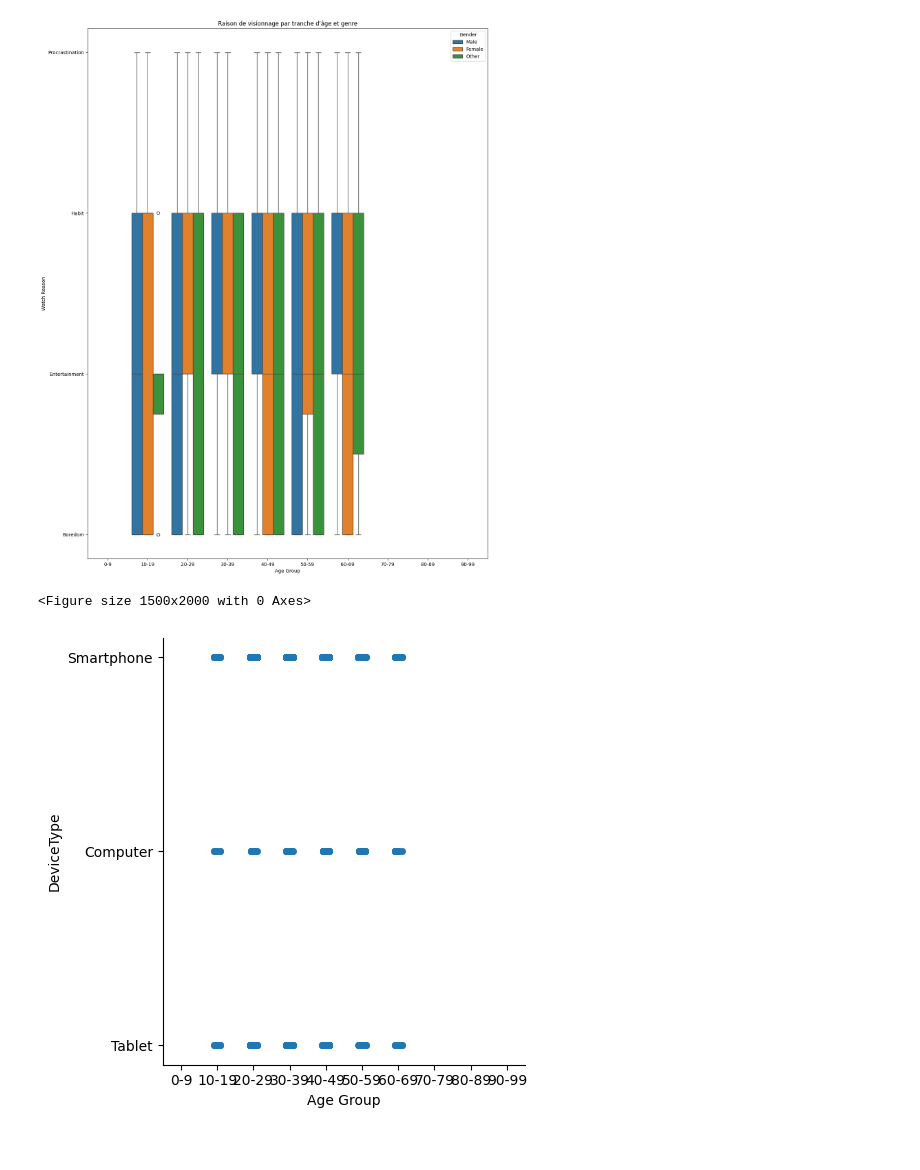
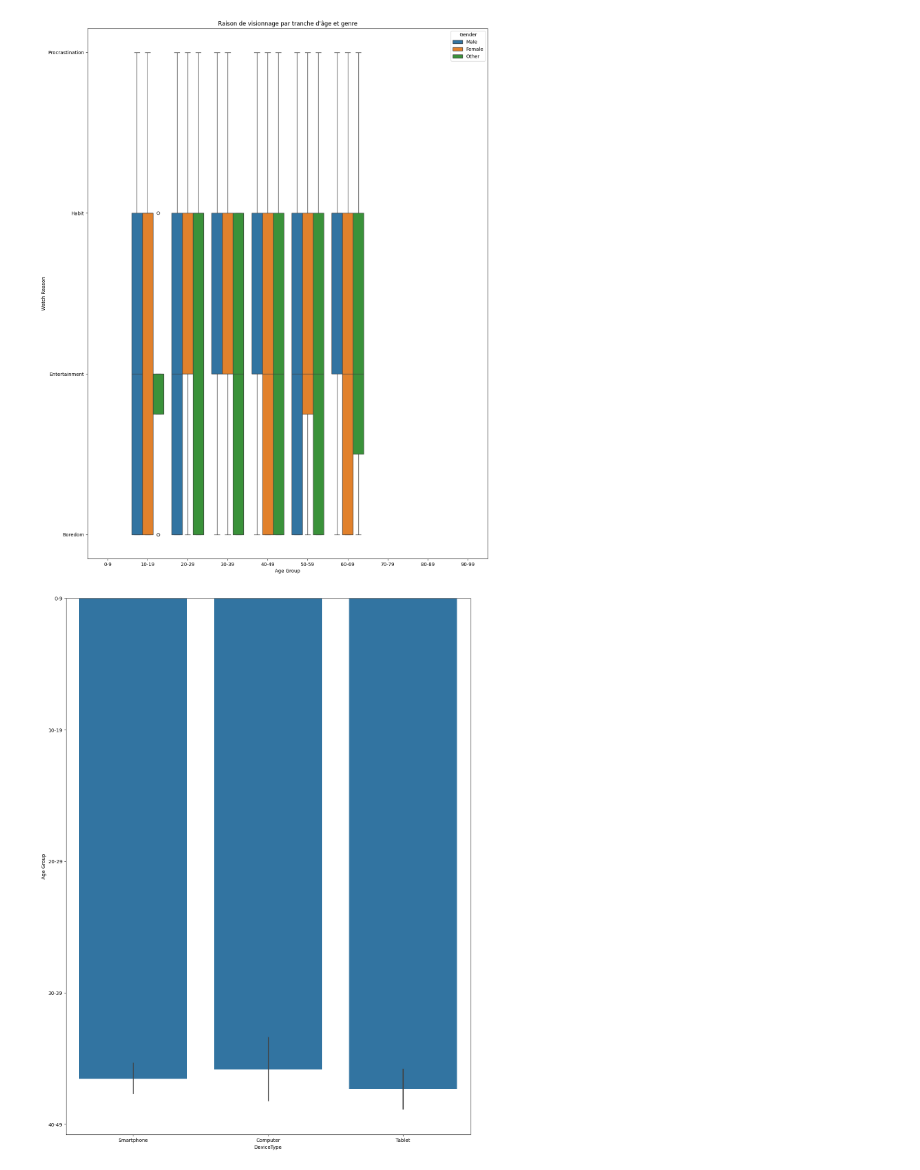
Before and after one commit to khelifaYacine/Menace-des-r-seaux-sociaux-, a Jupyter notebook: EDA_Temps_perdu_reseaux_sociaux.ipynb, the cells around one changed output. Saved outputs shown, nothing was run; the diff lists cells and outputs as text; code cells hidden in the pictures.

Commit message:
Barplot pour DeviceTime

```diff
--- a/EDA_Temps_perdu_reseaux_sociaux.ipynb
+++ b/EDA_Temps_perdu_reseaux_sociaux.ipynb
@@ -155,10 +155,9 @@ plt.show()
 # %%
 # DeviceType
 plt.figure (figsize = (15,20))
-sns.catplot(data=df, y= "DeviceType", x = "Age Group") ;
+sns.barplot(data=df, x= "DeviceType", y = "Age Group") ;
 # %% [output]
-<Figure size 1500x2000 with 0 Axes>
-[figure, old version]
+[figure, new version]
 # %%
 # Satisfaction
 # %%
```
